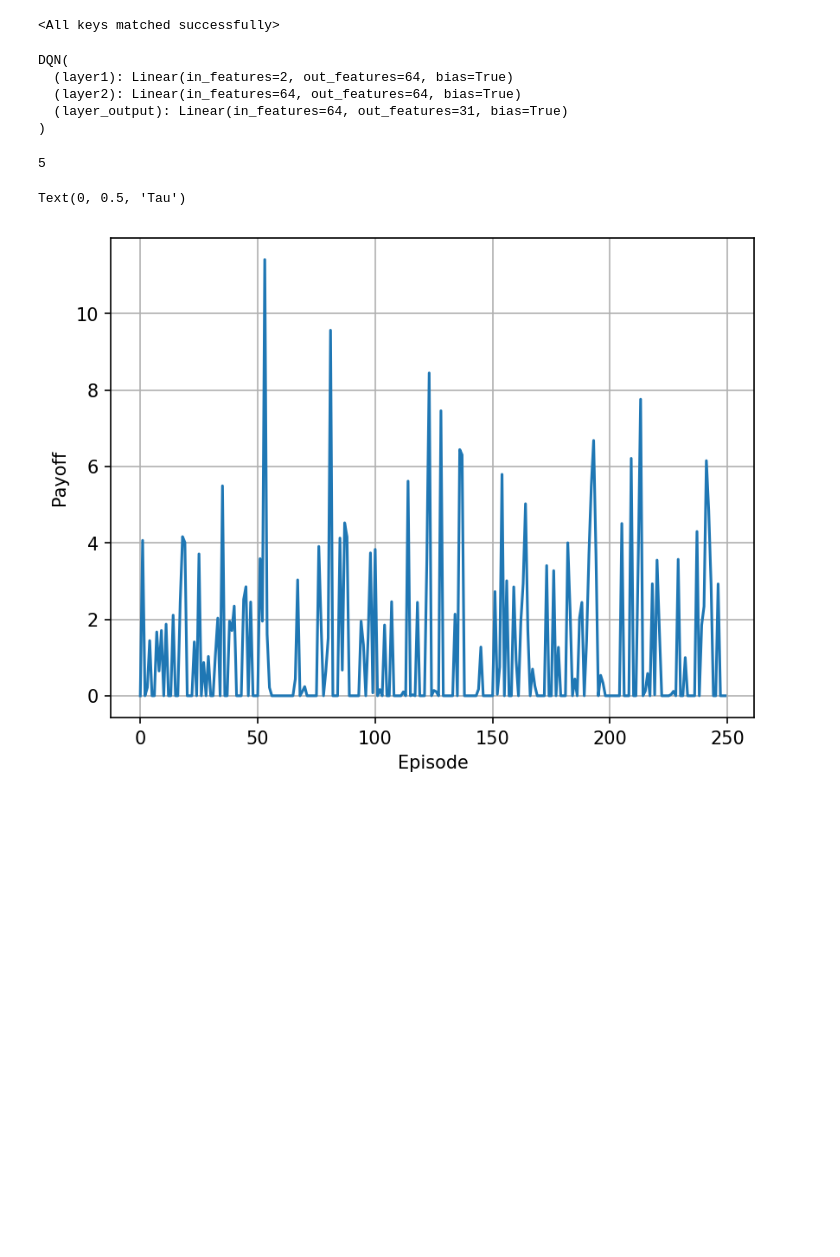
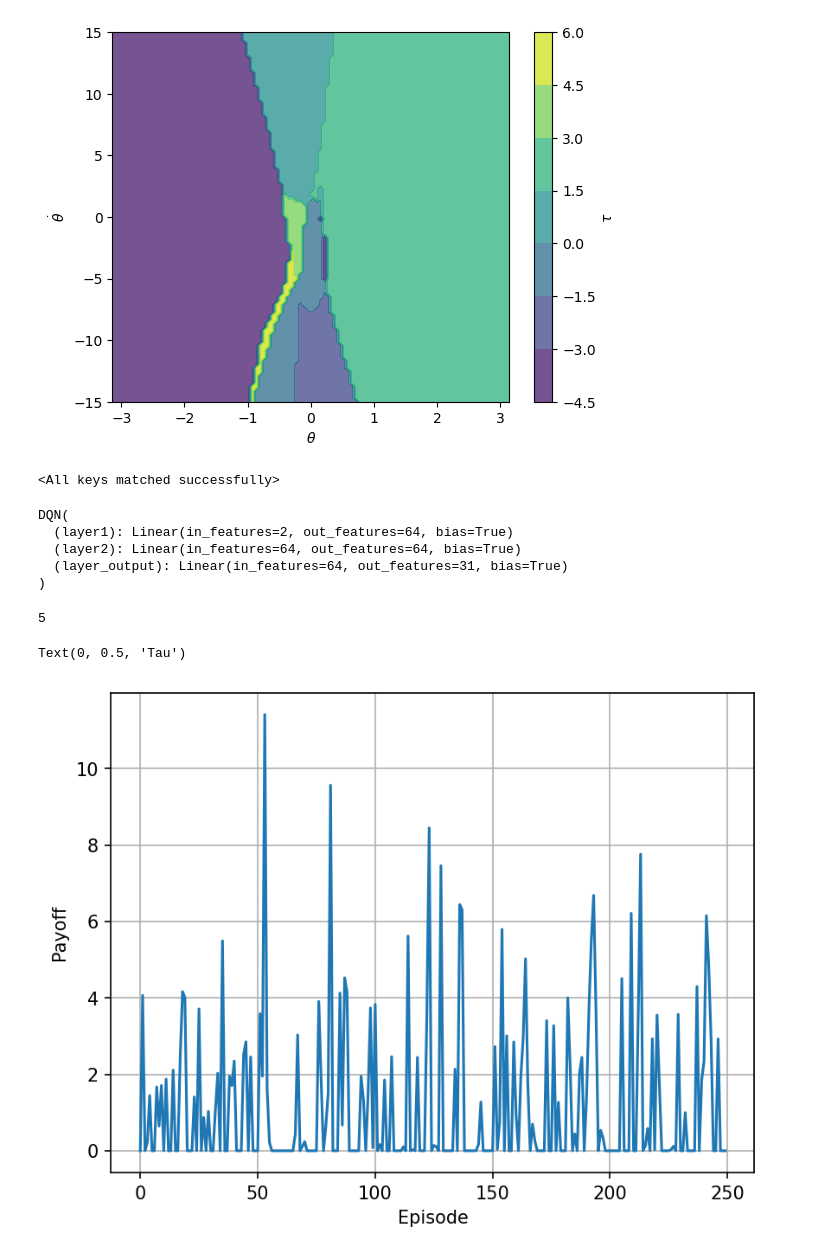
Before and after one commit to uiuc-ae598-rl-2023-spring/hw2-dqn-RandyChen233, a Jupyter notebook: test.ipynb, the cells around one changed output. Saved outputs shown, nothing was run; the diff lists cells and outputs as text; code cells hidden in the pictures; blank space fills up the shorter version.

```diff
--- a/test.ipynb
+++ b/test.ipynb
@@ -164,3 +164,22 @@ def train_network(n_actions, num_episodes, policy_net, target_net, \
 
 
     return policy_net, reward_full, actions, traj
+# %%
+def plot_policy(env, policy):
+    theta = np.linspace(-np.pi, np.pi, 100)
+    thetadot = np.linspace(-15, 15, 100)
+    action = np.zeros([len(theta), len(thetadot)])
+
+    for i in range(len(theta)):
+        for j in range(len(thetadot)):
+            s = torch.tensor([theta[i], thetadot[j]]).float()
+            a = torch.argmax(policy(s)).detach()
+            action[i,j] = env._a_to_u(a)
+
+    fig2, ax2 = plt.subplots()
+    c = ax2.contourf(theta, thetadot, action, alpha = .75)
+    ax2.set_xlabel(r'$\theta$')
+    ax2.set_ylabel(r'$\dot{\theta}$')
+    cbar = fig2.colorbar(c)
+    cbar.ax.set_ylabel(r'$\tau$')
+    # fig2.savefig('./figures/policy.png')
@@ -167,2 +200,6 @@ def train_network(n_actions, num_episodes, policy_net, target_net, \
+# %%
+plot_policy(env,policy_net)
+# %% [output]
+[figure, added]
 # %%
 
```
Also changed, not shown: parts of 2 cells of this notebook, 9 other files.
